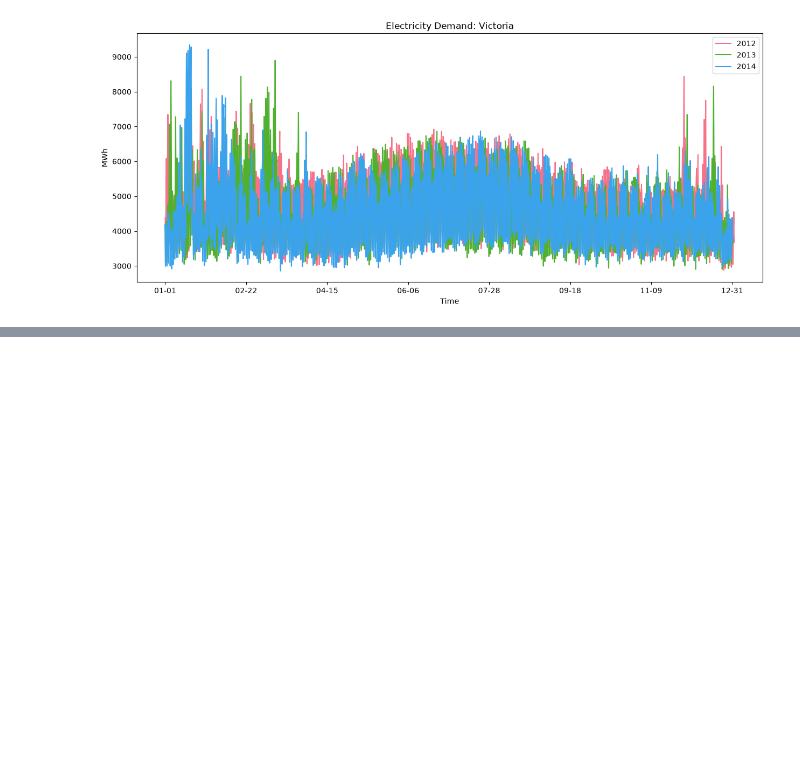
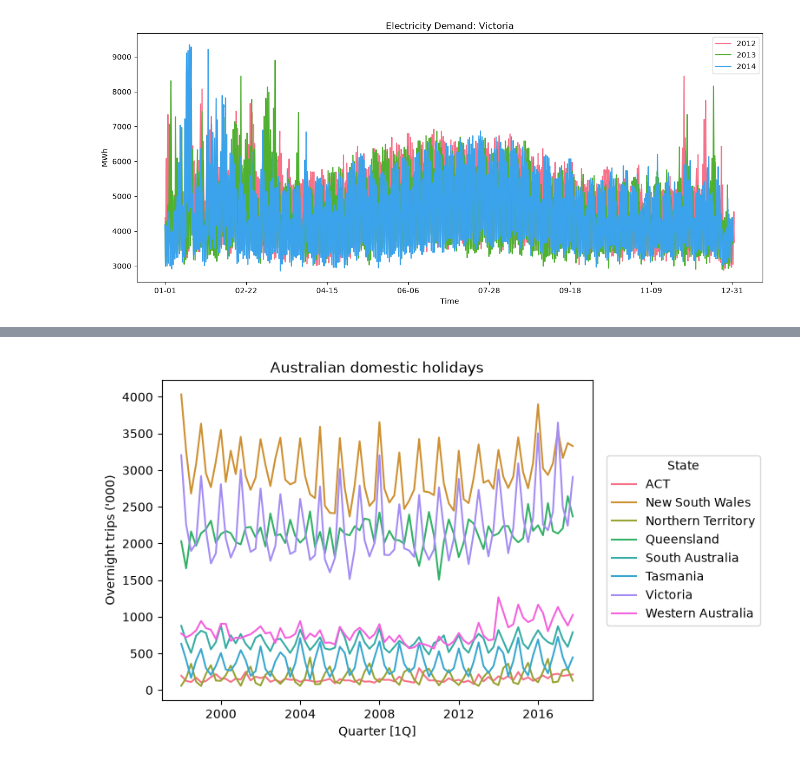
Before and after one commit to Minajamfum/forecasting, a Jupyter notebook: chapter2.ipynb, the cells around one changed output, grey strips where cells are left out. Drawn from its saved outputs; the diff is of its cells as text; code cells hidden in the pictures; blank space fills up the shorter version.

```diff
--- a/chapter2.ipynb
+++ b/chapter2.ipynb
@@ -294,0 +331,3 @@ fig.show()
+# %%
+tourism = pd.read_csv("C:\\Users\\dell\\forecasting\\tourism(1).csv", parse_dates=["ds"])
+tourism
@@ -294,0 +352,6 @@ fig.show()
+# %%
+trips = (tourism.loc[lambda x : x["Purpose"] == "Holiday"]
+            .groupby(["State", "ds"], as_index=False)
+            .agg({"y" : "sum"})
+        )
+trips
@@ -294,0 +372,14 @@ fig.show()
+# %%
+fig , ax = plt.subplots()
+palette = sns.color_palette("husl" , trips["State"].nunique())
+sns.lineplot(data=trips ,x="ds" , y="y" ,hue="State" , palette=palette)
+ax.set(
+    title = "Australian domestic holidays",
+    ylabel = "Overnight trips ('000)",
+    xlabel = "Quarter [1Q]"
+)
+
+ax.legend(loc="center left", bbox_to_anchor=(1.02, 0.5), title="State")
+fig.show()
+# %% [output]
+[figure, added]
```
Also changed, not shown: parts of 7 cells of this notebook, 1 other file.
